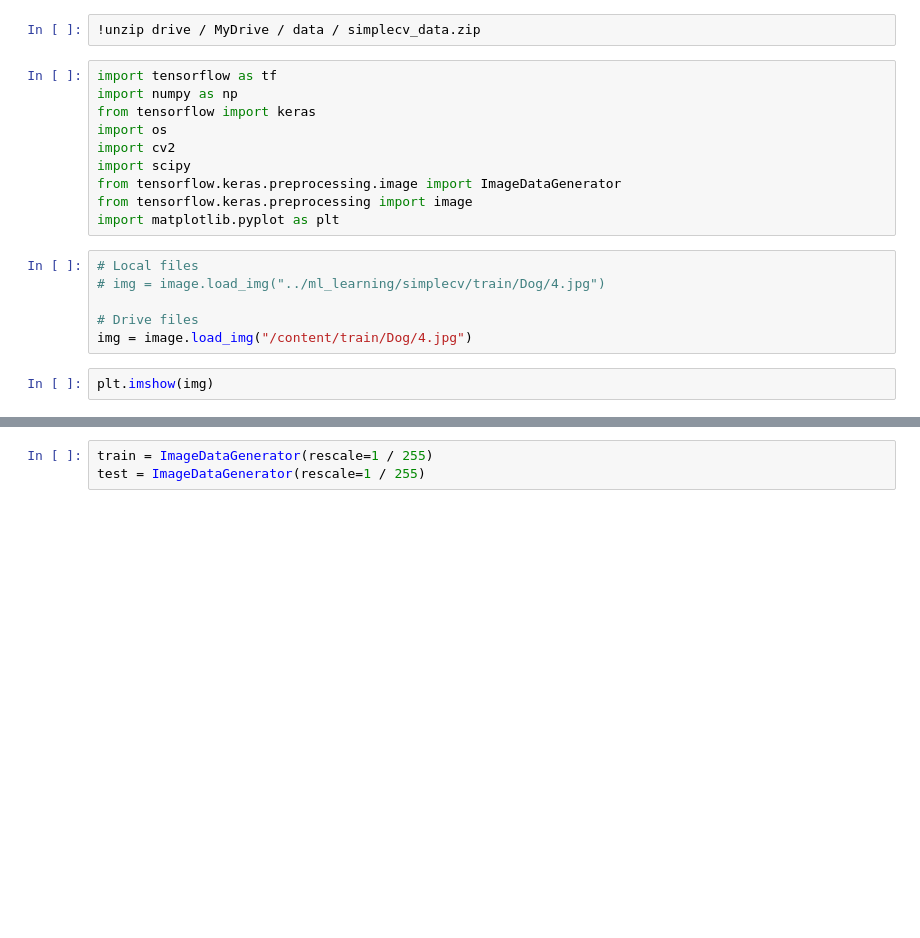
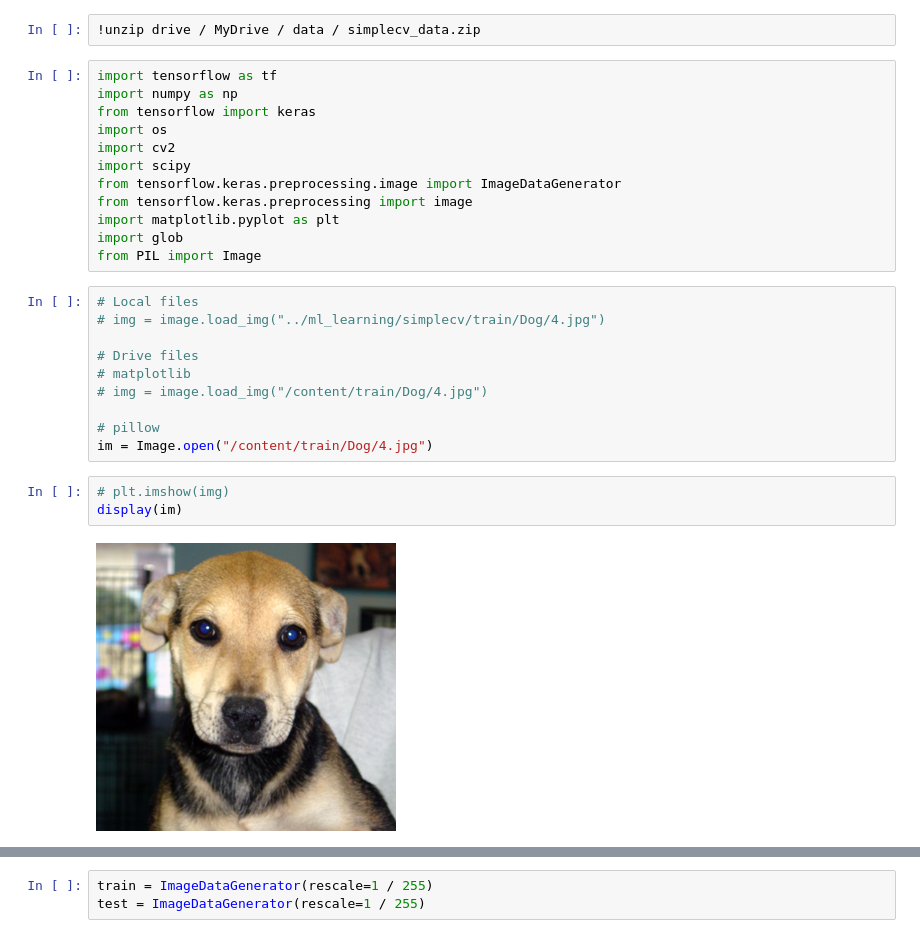
Before and after one commit to RodjonSobiani/ml_learning, a Jupyter notebook: simplecv/SimpleCV.ipynb, the cells around one changed output, grey strips where cells are left out. Cells and saved outputs as stored; diff of their text form; blank space fills up the shorter version.

```diff
--- a/simplecv/SimpleCV.ipynb
+++ b/simplecv/SimpleCV.ipynb
@@ -14,11 +18,20 @@ import scipy
 from tensorflow.keras.preprocessing.image import ImageDataGenerator
 from tensorflow.keras.preprocessing import image
 import matplotlib.pyplot as plt
+import glob
+from PIL import Image
 # %%
 # Local files
 # img = image.load_img("../ml_learning/simplecv/train/Dog/4.jpg")
 
 # Drive files
-img = image.load_img("/content/train/Dog/4.jpg")
+# matplotlib
+# img = image.load_img("/content/train/Dog/4.jpg")
+
+# pillow
+im = Image.open("/content/train/Dog/4.jpg")
-# %%
-plt.imshow(img)
+# %%
+# plt.imshow(img)
+display(im)
+# %% [output]
+[figure, added]
```
Also changed, not shown: parts of 17 cells of this notebook, 1 other file.
